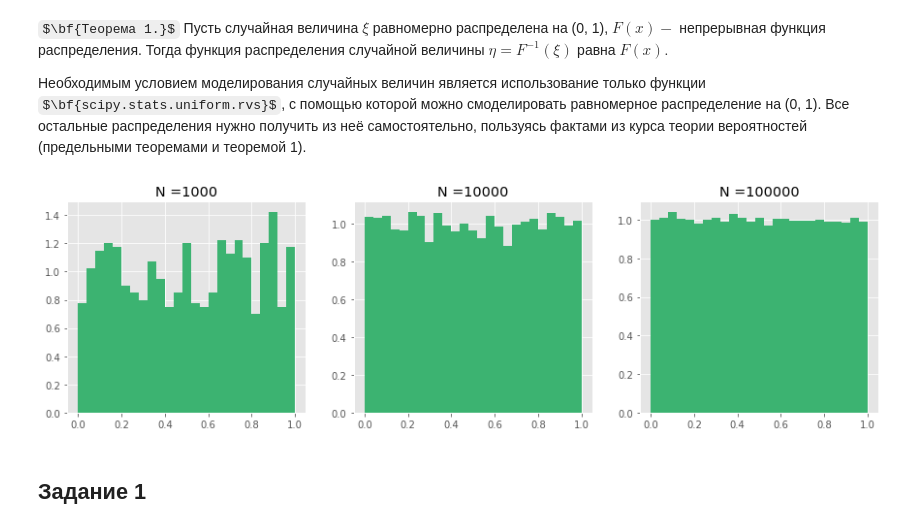
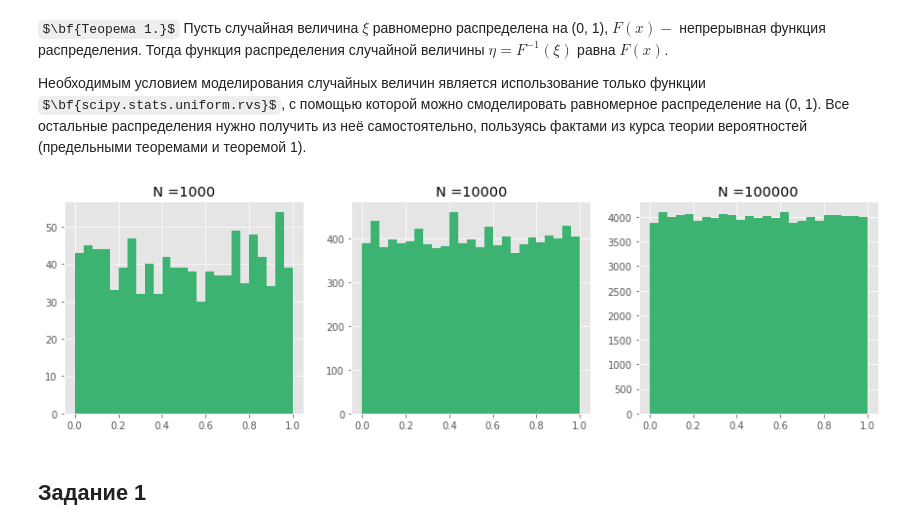
Before and after one commit to Tismoney/math-stat, a Jupyter notebook: home_task_1.ipynb, the cells around one changed output. Drawn from its saved outputs; the diff is of its cells as text; code cells hidden in the pictures; some formulas as TeX source.

```diff
--- a/home_task_1.ipynb
+++ b/home_task_1.ipynb
@@ -18,14 +18,14 @@ style.use('ggplot')
 # %%
 num_list = [1000, 10000, 100000]
 
 fig, ax = plt.subplots(1, len(num_list), figsize=(15, 4))
 
 for i, num_x in enumerate(num_list):
-    ax[i].hist(rvs(size=num_x), bins=25, color='mediumseagreen', density=True)
+    ax[i].hist(rvs(size=num_x), bins=25, color='mediumseagreen')
     ax[i].set_title('N =' + str(num_x))
 plt.show()
 # %% [output]
-[figure, old version]
+[figure, new version]
 # %% [markdown]
 ## Задание 1
 # %% [markdown]
```
Also changed, not shown: parts of 8 cells of this notebook.
